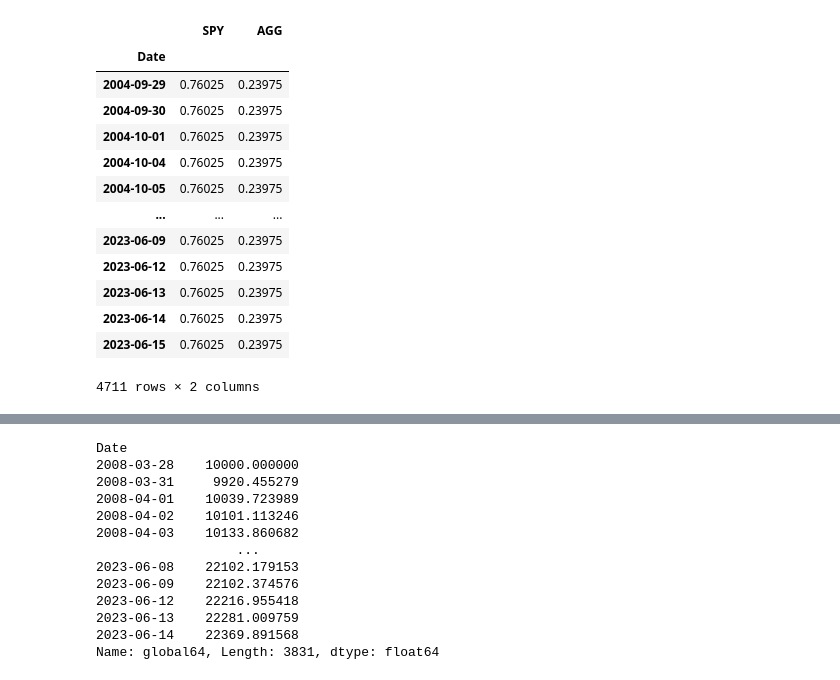
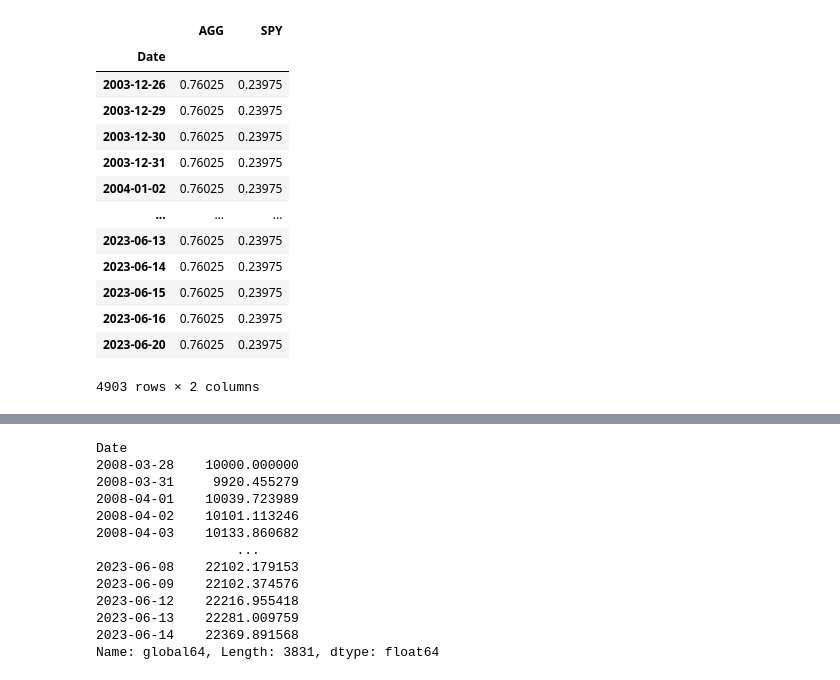
Before and after one commit to HTF1125/RobertLab, a Jupyter notebook: test.ipynb, the cells around one changed output, grey strips where cells are left out. Drawn from its saved outputs; the diff is of its cells as text; code cells hidden in the pictures.

```diff
--- a/test.ipynb
+++ b/test.ipynb
@@ -1,23 +24,23 @@
 # %%
 from pkg.src.core import factors
 
 
-f = factors.MultiFactors(tickers="SPY, AGG", factors=[factors.PriceMomentum12M])
+f = factors.MultiFactors(tickers="SPY, AGG", factors=[factors.VolumeCoefficientOfVariation3M])
 
 
 f.standard_percentile
 # %% [output]
-|  | SPY | AGG |
+|  | AGG | SPY |
 | Date |  |  |
-| 2004-09-29 | 0.76025 | 0.23975 |
-| 2004-09-30 | 0.76025 | 0.23975 |
-| 2004-10-01 | 0.76025 | 0.23975 |
-| 2004-10-04 | 0.76025 | 0.23975 |
-| 2004-10-05 | 0.76025 | 0.23975 |
+| 2003-12-26 | 0.76025 | 0.23975 |
+| 2003-12-29 | 0.76025 | 0.23975 |
+| 2003-12-30 | 0.76025 | 0.23975 |
+| 2003-12-31 | 0.76025 | 0.23975 |
+| 2004-01-02 | 0.76025 | 0.23975 |
 | ... | ... | ... |
-| 2023-06-09 | 0.76025 | 0.23975 |
-| 2023-06-12 | 0.76025 | 0.23975 |
 | 2023-06-13 | 0.76025 | 0.23975 |
 | 2023-06-14 | 0.76025 | 0.23975 |
 | 2023-06-15 | 0.76025 | 0.23975 |
+| 2023-06-16 | 0.76025 | 0.23975 |
+| 2023-06-20 | 0.76025 | 0.23975 |
-4711 rows × 2 columns
+4903 rows × 2 columns
```
Also changed, not shown: parts of 5 cells of this notebook, 39 other files.
